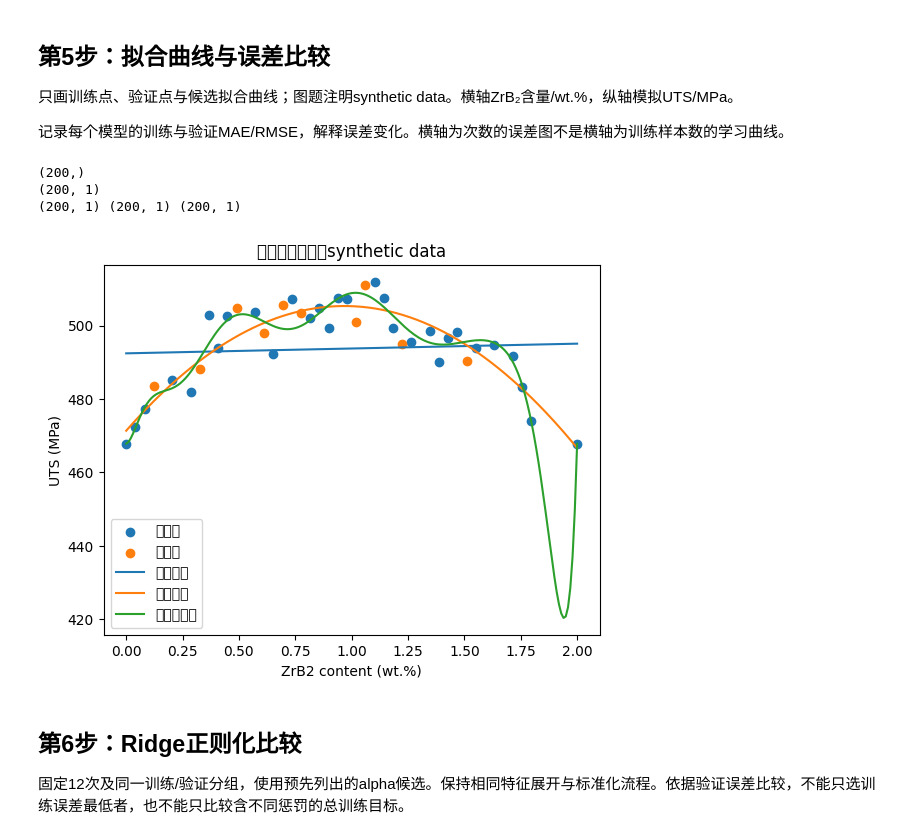
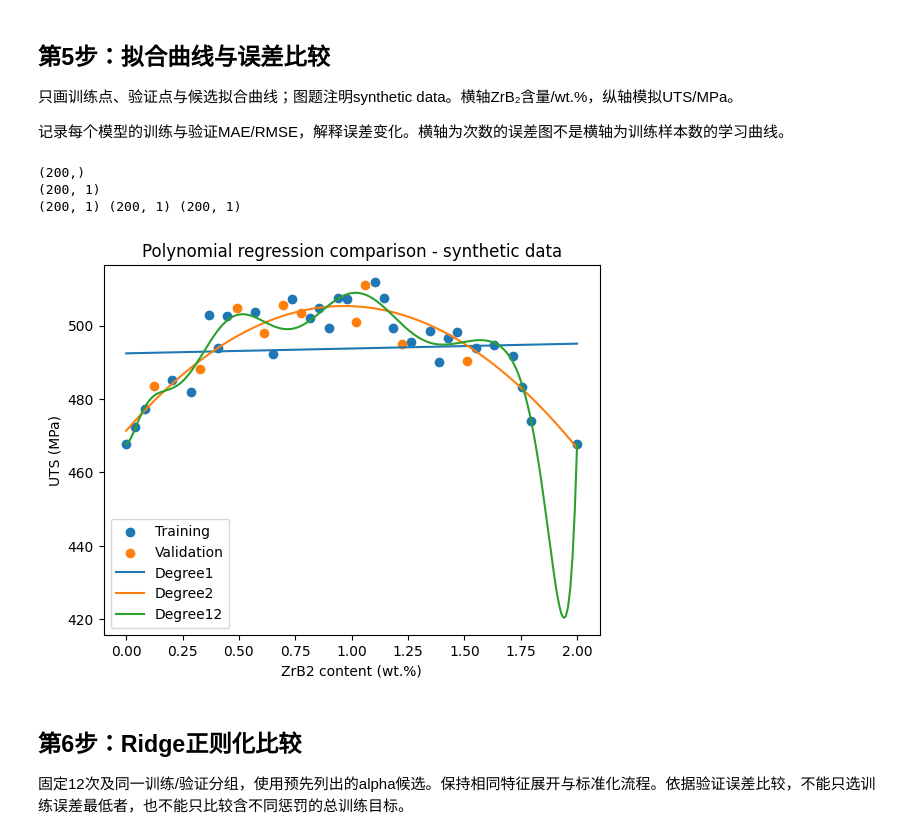
Before and after one commit to Euan-Hsu/Coursera-ML-AndrewNg-Notes, a Jupyter notebook: learning/exercises/unit08-polynomial-regression-regularization.ipynb, the cells around one changed output. Saved outputs shown, nothing was run; the diff lists cells and outputs as text; code cells hidden in the pictures.

Commit message:
Verify Unit 08 English plot labels and begin curve observation

```diff
--- a/learning/exercises/unit08-polynomial-regression-regularization.ipynb
+++ b/learning/exercises/unit08-polynomial-regression-regularization.ipynb
@@ -179,40 +179,40 @@ print(mae08_val_12)
 # %%
 # 待前一步完成后，由你计算和绘图。
 import numpy as np
 import matplotlib.pyplot as plt
 X08_grid = np.linspace(X08_train["ZrB2_wt_pct"].min(), X08_train["ZrB2_wt_pct"].max(), 200) #生成200个等间隔点,np.linspace(起点, 终点, 点数)
 X08_plot = pd.DataFrame({"ZrB2_wt_pct": X08_grid}) #保存为单列DataFrame,pd.DataFrame({"列名": 一维数值数组})
 print(X08_grid.shape)
 print(X08_plot.shape)
 
 #三个已训练的Pipeline预测同一个X08_plot
 y08_plot_pred_1 = pipe08_1.predict(X08_plot)
 y08_plot_pred_2 = pipe08_2.predict(X08_plot)
 y08_plot_pred_12 = pipe08_12.predict(X08_plot)
 print(y08_plot_pred_1.shape,y08_plot_pred_2.shape,y08_plot_pred_12.shape)
 
 #散点 → 三条曲线 → 图形标注
 #训练集和验证集的样本散点
 plt.figure() #创建新图
-plt.scatter(X08_train,y08_train,label = "训练集")#训练集散点函数
-plt.scatter(X08_val,y08_val,label = "验证集")#验证集散点函数
+plt.scatter(X08_train,y08_train,label = "Training")#训练集散点函数
+plt.scatter(X08_val,y08_val,label = "Validation")#验证集散点函数
 
 #添加拟合曲线plt.plot(横坐标, 纵坐标, label="图例名称")
-plt.plot(X08_plot["ZrB2_wt_pct"], y08_plot_pred_1, label="一次模型")
-plt.plot(X08_plot["ZrB2_wt_pct"], y08_plot_pred_2, label="二次模型")
-plt.plot(X08_plot["ZrB2_wt_pct"], y08_plot_pred_12, label="十二次模型")
+plt.plot(X08_plot["ZrB2_wt_pct"], y08_plot_pred_1, label="Degree1")
+plt.plot(X08_plot["ZrB2_wt_pct"], y08_plot_pred_2, label="Degree2")
+plt.plot(X08_plot["ZrB2_wt_pct"], y08_plot_pred_12, label="Degree12")
 
 #图形标注
 plt.xlabel("ZrB2 content (wt.%)") #标注横轴
 plt.ylabel("UTS (MPa)") #标注纵轴
-plt.title("多项式拟合对比synthetic data") #添加标题
+plt.title("Polynomial regression comparison - synthetic data") #添加标题
 plt.legend() #显示图例
 plt.show() #显示图像
 # %% [output]
 (200,)
 (200, 1)
 (200, 1) (200, 1) (200, 1)
-[figure, old version]
+[figure, new version]
 # %% [markdown]
 ## 第6步：Ridge正则化比较
 
```
Also changed, not shown: 5 other files.
